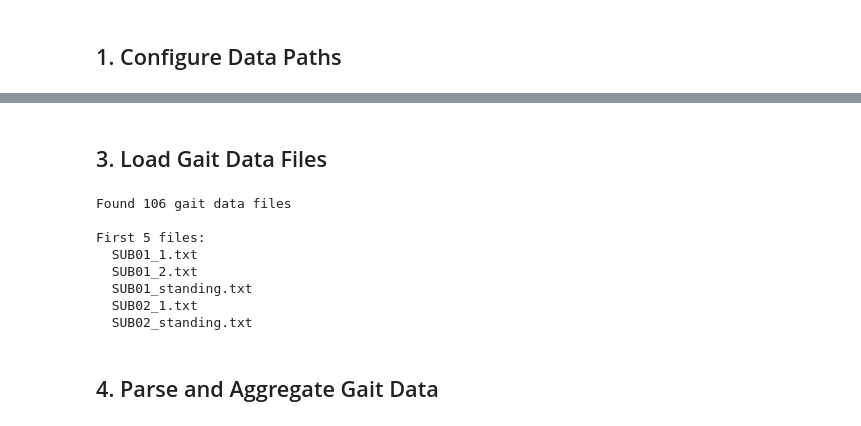
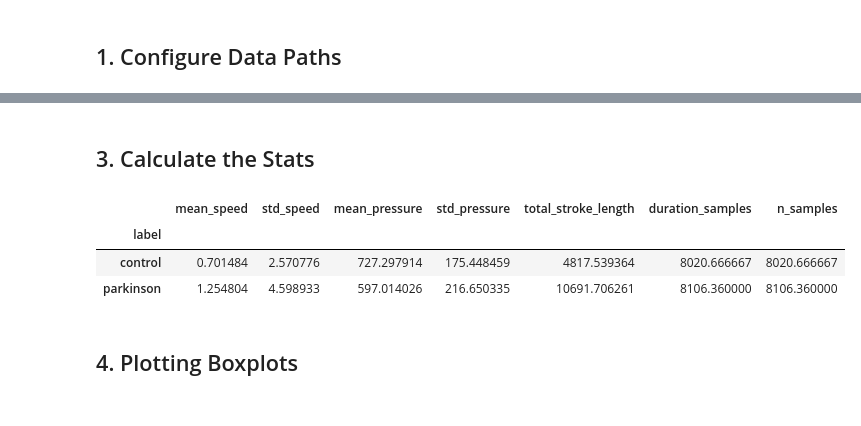
Before and after one commit to gasredX09/Enhancing-Multimodal-Parkinsons-Disease-Classification-and-Explainability, a Jupyter notebook: replica/01_eda/handwriting_eda.ipynb, the cells around one changed output, grey strips where cells are left out. Cells and saved outputs as stored; diff of their text form; code cells hidden in the pictures.

```diff
--- a/replica/01_eda/handwriting_eda.ipynb
+++ b/replica/01_eda/handwriting_eda.ipynb
@@ -103,28 +130,11 @@ print("✅ Utility functions defined")
 # %% [markdown]
-## 3. Load Gait Data Files
+## 3. Calculate the Stats
-# %%
-# Find all .txt files in the data directory
-gait_files = sorted(Path(GAIT_DATA_DIR).glob('**/*.txt'))
-print(f"Found {len(gait_files)} gait data files")
-
-if len(gait_files) == 0:
-    print("⚠️ Warning: No .txt files found. Check GAIT_DATA_DIR path.")
-    print(f"   Contents of {GAIT_DATA_DIR}:")
-    if os.path.exists(GAIT_DATA_DIR):
-        for item in os.listdir(GAIT_DATA_DIR)[:10]:
-            print(f"   - {item}")
-else:
-    print("\nFirst 5 files:")
-    for f in gait_files[:5]:
-        print(f"  {f.name}")
-# %% [output]
-Found 106 gait data files
-
-First 5 files:
-  SUB01_1.txt
-  SUB01_2.txt
-  SUB01_standing.txt
-  SUB02_1.txt
-  SUB02_standing.txt
+# %%
+summary_df.groupby("label").mean(numeric_only=True)
+# %% [output]
+|  | mean_speed | std_speed | mean_pressure | std_pressure | total_stroke_length | duration_samples | n_samples |
+| label |  |  |  |  |  |  |  |
+| control | 0.701484 | 2.570776 | 727.297914 | 175.448459 | 4817.539364 | 8020.666667 | 8020.666667 |
+| parkinson | 1.254804 | 4.598933 | 597.014026 | 216.650335 | 10691.706261 | 8106.360000 | 8106.360000 |
 # %% [markdown]
-## 4. Parse and Aggregate Gait Data
+## 4. Plotting Boxplots
```
Also changed, not shown: parts of 26 cells of this notebook.
